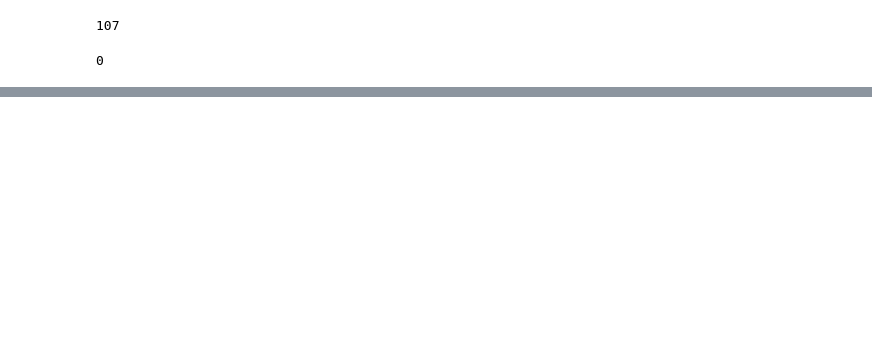
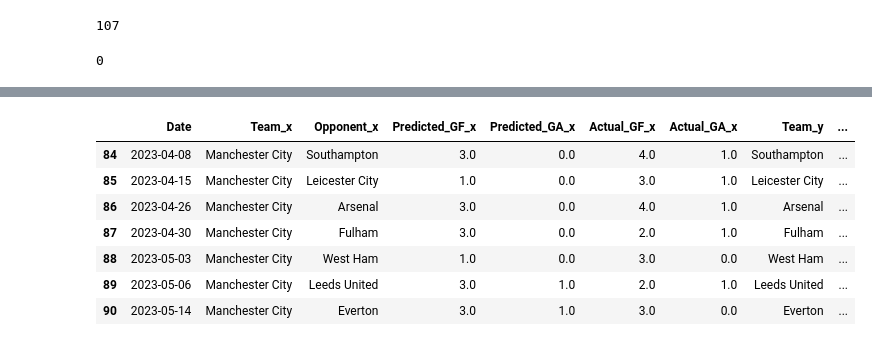
Before and after one commit to adityanegii/Match-Predictor-FBREF, a Jupyter notebook: prediction.ipynb, the cells around one changed output, grey strips where cells are left out. Saved outputs shown, nothing was run; the diff lists cells and outputs as text; code cells hidden in the pictures; blank space fills up the shorter version.

```diff
--- a/prediction.ipynb
+++ b/prediction.ipynb
@@ -185,0 +119,3 @@ combined = make_predictions(matches_rolling, predictors)
+# %%
+predictors = ["venue_code", "opp_code", "hour", "day_code", "formation_code"] + rolling_cols
+len(predictors)
@@ -200,2 +144,30 @@ mapping = MissingDict(**map_values)
+# %%
+def make_predictions(data, predictors, rf):
+    train = data[data["date"] < '2023-04-01']
+    test = data[data["date"] > '2023-04-01']
+    X_train = train[predictors]
+    y_train = train[["gf", "ga"]]
+    X_test = test[predictors]
+    y_test = test[["gf", "ga"]]
+
+    rf.fit(X_train, y_train)
+    preds = rf.predict(X_test)
+    combined = pd.DataFrame({
+        "Date": test["date"],
+        "Team": test["team"],
+        "Opponent": test["opponent"],
+        "Predicted_GF": preds[:, 0],  # Assuming "gf" is the first column in predictions
+        "Predicted_GA": preds[:, 1],  # Assuming "ga" is the second column in predictions
+        "Actual_GF": y_test["gf"],
+        "Actual_GA": y_test["ga"]
+    })
+    # precision = precision_score(test[["gf", "ga"]], preds)
+    # return combined, precision
+    return combined
+# %%
+rf1 = RandomForestClassifier(min_samples_split=10, random_state=1)
+# %%
+# combined, precision = make_predictions(matches_rolling, predictors)
+combined = make_predictions(matches_rolling, predictors, rf1)
 # %%
 combined["Team"] = combined["Team"].map(mapping)
@@ -235,0 +176,11 @@ merged
+# %%
+merged[merged["Team_x"] == "Manchester City"]
+# %% [output]
+|  | Date | Team_x | Opponent_x | Predicted_GF_x | Predicted_GA_x | Actual_GF_x | Actual_GA_x | Team_y | ... |
+| 84 | 2023-04-08 | Manchester City | Southampton | 3.0 | 0.0 | 4.0 | 1.0 | Southampton | ... |
+| 85 | 2023-04-15 | Manchester City | Leicester City | 1.0 | 0.0 | 3.0 | 1.0 | Leicester City | ... |
+| 86 | 2023-04-26 | Manchester City | Arsenal | 3.0 | 0.0 | 4.0 | 1.0 | Arsenal | ... |
+| 87 | 2023-04-30 | Manchester City | Fulham | 3.0 | 0.0 | 2.0 | 1.0 | Fulham | ... |
+| 88 | 2023-05-03 | Manchester City | West Ham | 1.0 | 0.0 | 3.0 | 0.0 | West Ham | ... |
+| 89 | 2023-05-06 | Manchester City | Leeds United | 3.0 | 1.0 | 2.0 | 1.0 | Leeds United | ... |
+| 90 | 2023-05-14 | Manchester City | Everton | 3.0 | 1.0 | 3.0 | 0.0 | Everton | ... |
```
Also changed, not shown: parts of 23 cells of this notebook, 2 other files.
